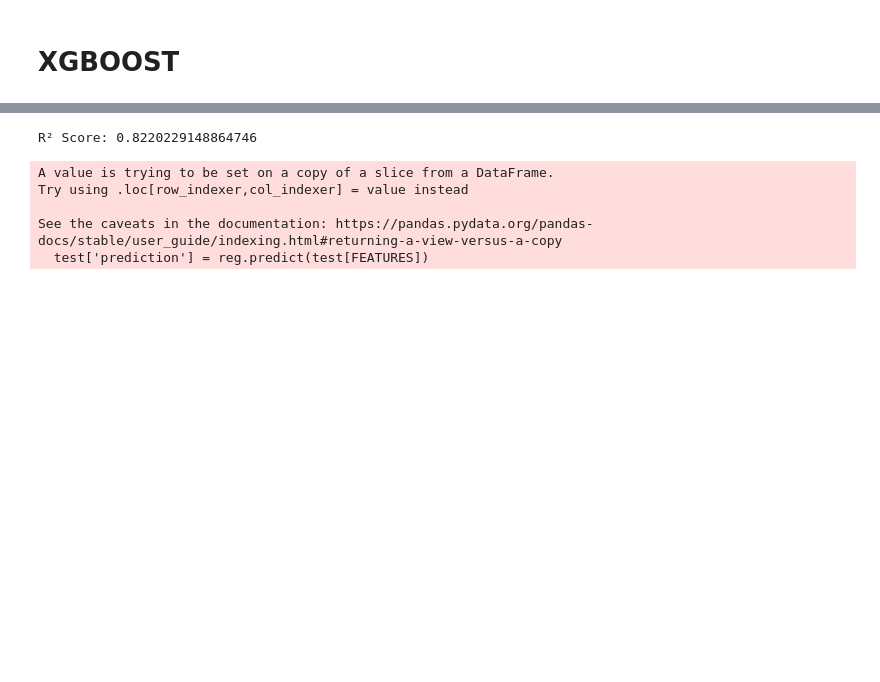
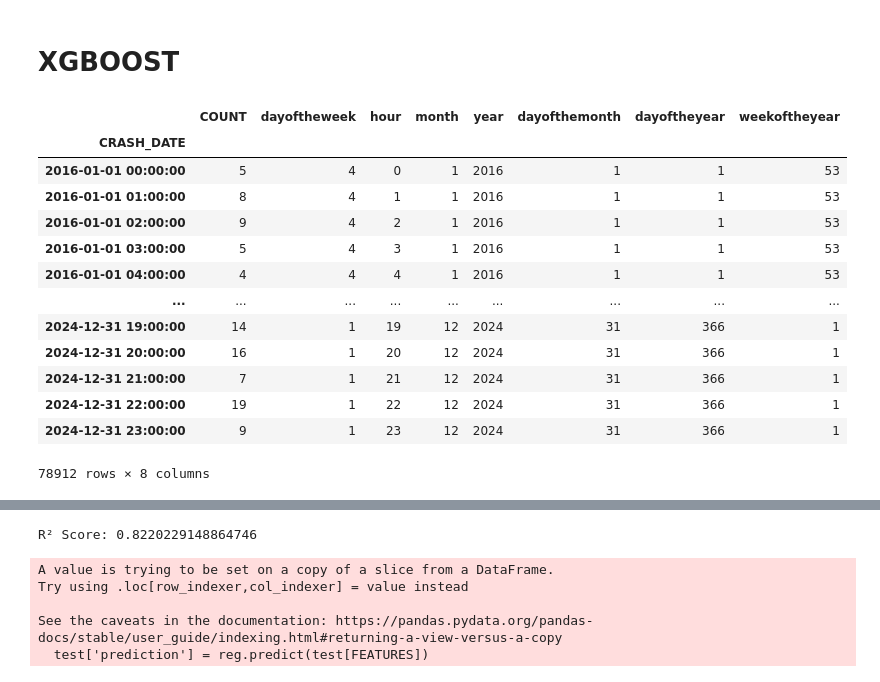
Before and after one commit to Giga1025/Optimal_Time_series_forecastings, a Jupyter notebook: Xgboost_lag_and_decompose.ipynb, the cells around one changed output, grey strips where cells are left out. Cells and saved outputs as stored; diff of their text form; code cells hidden in the pictures; blank space fills up the shorter version.

```diff
--- a/Xgboost_lag_and_decompose.ipynb
+++ b/Xgboost_lag_and_decompose.ipynb
@@ -6,3 +6,45 @@ import numpy as np
 import matplotlib.pyplot as plt
 from sklearn.metrics import mean_squared_error
 from sklearn.metrics import r2_score
+# %%
+
+# Load dataset
+data_xgboost = pd.read_csv('data_xgboost.csv')
+data_xgboost = pd.DataFrame(data_xgboost)
+
+
+# Convert 'CRASH_DATE' to datetime format and set it as the index
+data_xgboost['CRASH_DATE'] = pd.to_datetime(data_xgboost['CRASH_DATE'])
+# Aggregate data to get daily crash counts
+data_xgboost.set_index('CRASH_DATE', inplace=True)
+data_xgboost = data_xgboost.resample('H').size().to_frame(name='COUNT')
+
+# Extract time-based features
+data_xgboost['dayoftheweek'] = data_xgboost.index.dayofweek
+data_xgboost['hour'] = data_xgboost.index.hour
+data_xgboost['month'] = data_xgboost.index.month
+data_xgboost['year'] = data_xgboost.index.year
+data_xgboost['dayofthemonth'] = data_xgboost.index.day
+data_xgboost['dayoftheyear'] = data_xgboost.index.dayofyear
+
+# Fix for weekoftheyear to work on all pandas versions
+data_xgboost['weekoftheyear'] = data_xgboost.index.to_series().dt.isocalendar().week
+
+
+# Display the modified DataFrame
+data_xgboost
+# %% [output]
+|  | COUNT | dayoftheweek | hour | month | year | dayofthemonth | dayoftheyear | weekoftheyear |
+| CRASH_DATE |  |  |  |  |  |  |  |  |
+| 2016-01-01 00:00:00 | 5 | 4 | 0 | 1 | 2016 | 1 | 1 | 53 |
+| 2016-01-01 01:00:00 | 8 | 4 | 1 | 1 | 2016 | 1 | 1 | 53 |
+| 2016-01-01 02:00:00 | 9 | 4 | 2 | 1 | 2016 | 1 | 1 | 53 |
+| 2016-01-01 03:00:00 | 5 | 4 | 3 | 1 | 2016 | 1 | 1 | 53 |
+| 2016-01-01 04:00:00 | 4 | 4 | 4 | 1 | 2016 | 1 | 1 | 53 |
+| ... | ... | ... | ... | ... | ... | ... | ... | ... |
+| 2024-12-31 19:00:00 | 14 | 1 | 19 | 12 | 2024 | 31 | 366 | 1 |
+| 2024-12-31 20:00:00 | 16 | 1 | 20 | 12 | 2024 | 31 | 366 | 1 |
+| 2024-12-31 21:00:00 | 7 | 1 | 21 | 12 | 2024 | 31 | 366 | 1 |
+| 2024-12-31 22:00:00 | 19 | 1 | 22 | 12 | 2024 | 31 | 366 | 1 |
+| 2024-12-31 23:00:00 | 9 | 1 | 23 | 12 | 2024 | 31 | 366 | 1 |
+78912 rows × 8 columns
```
Also changed, not shown: parts of 14 cells of this notebook.
